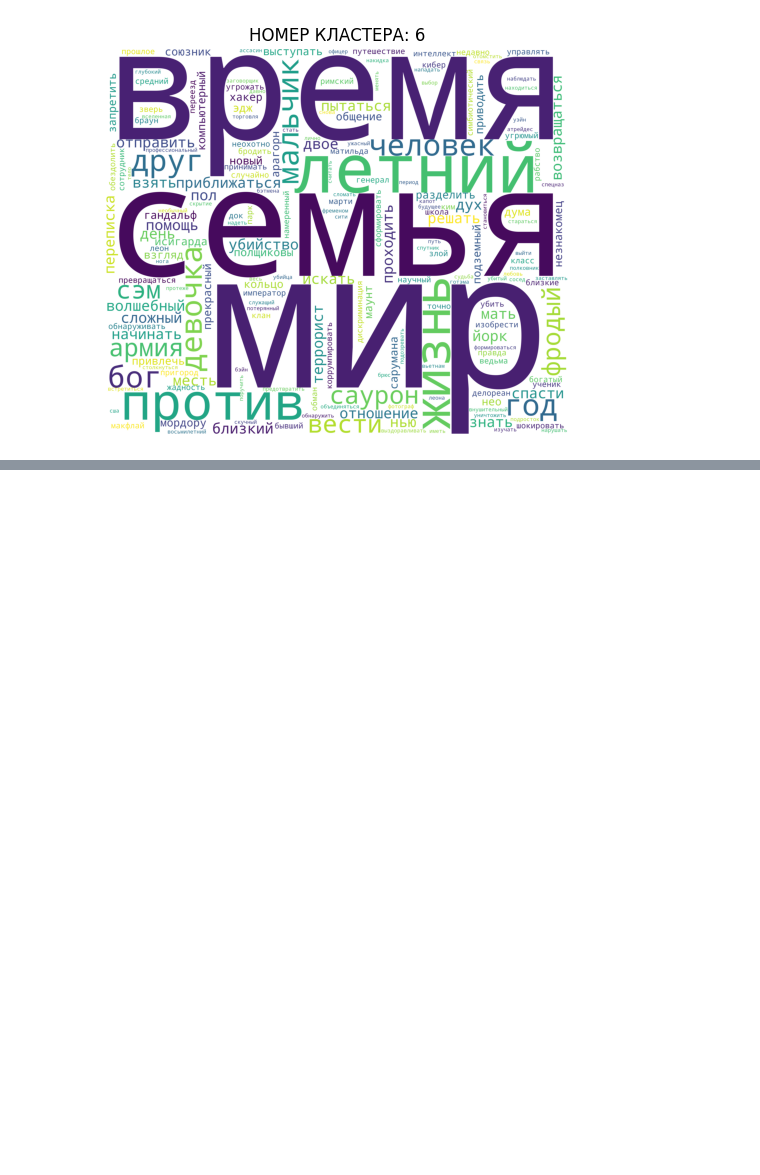
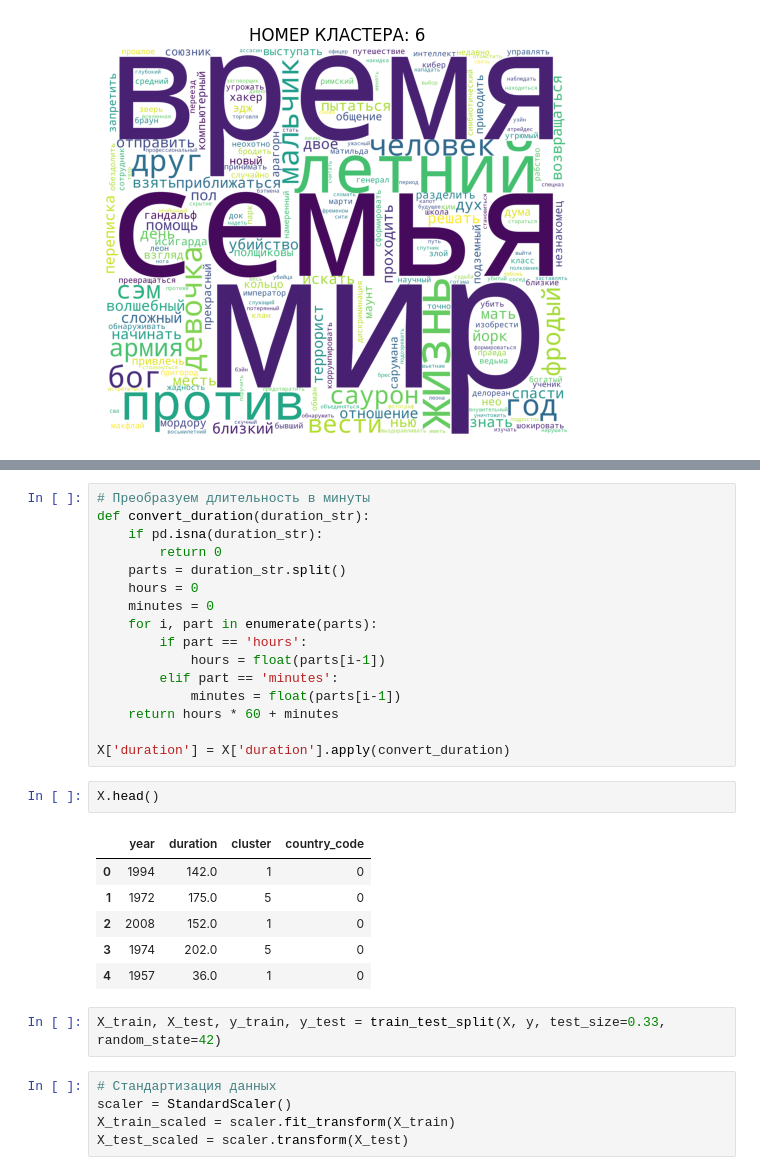
Before and after one commit to mewkfeli/MachineLearning, a Jupyter notebook: second_semestr/Parsers/clustering_text.ipynb, the cells around one changed output, grey strips where cells are left out. Cells and saved outputs as stored; diff of their text form; blank space fills up the shorter version.

```diff
--- a/second_semestr/Parsers/clustering_text.ipynb
+++ b/second_semestr/Parsers/clustering_text.ipynb
@@ -442,0 +463,32 @@ for i in sorted(df['cluster'].unique()):
+# %%
+# Преобразуем длительность в минуты
+def convert_duration(duration_str):
+    if pd.isna(duration_str):
+        return 0
+    parts = duration_str.split()
+    hours = 0
+    minutes = 0
+    for i, part in enumerate(parts):
+        if part == 'hours':
+            hours = float(parts[i-1])
+        elif part == 'minutes':
+            minutes = float(parts[i-1])
+    return hours * 60 + minutes
+
+X['duration'] = X['duration'].apply(convert_duration)
+# %%
+X.head()
+# %% [output]
+|  | year | duration | cluster | country_code |
+| 0 | 1994 | 142.0 | 1 | 0 |
+| 1 | 1972 | 175.0 | 5 | 0 |
+| 2 | 2008 | 152.0 | 1 | 0 |
+| 3 | 1974 | 202.0 | 5 | 0 |
+| 4 | 1957 | 36.0 | 1 | 0 |
+# %%
+X_train, X_test, y_train, y_test = train_test_split(X, y, test_size=0.33, random_state=42)
+# %%
+# Стандартизация данных
+scaler = StandardScaler()
+X_train_scaled = scaler.fit_transform(X_train)
+X_test_scaled = scaler.transform(X_test)
```
Also changed, not shown: parts of 47 cells of this notebook.
